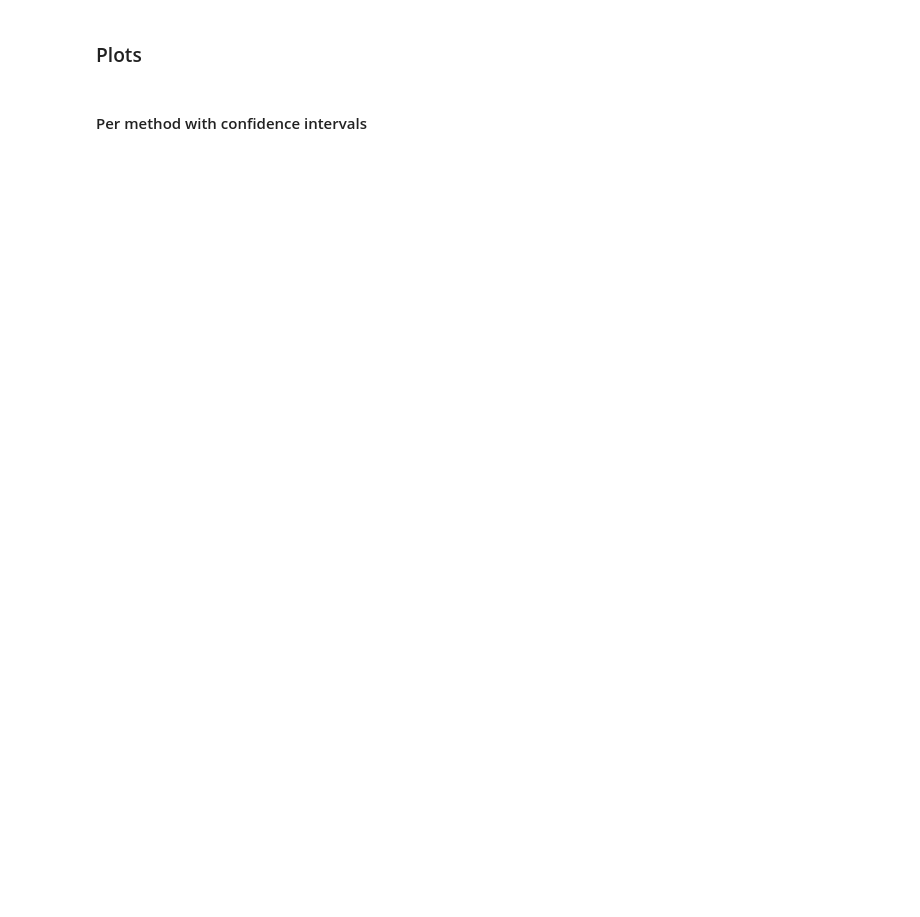
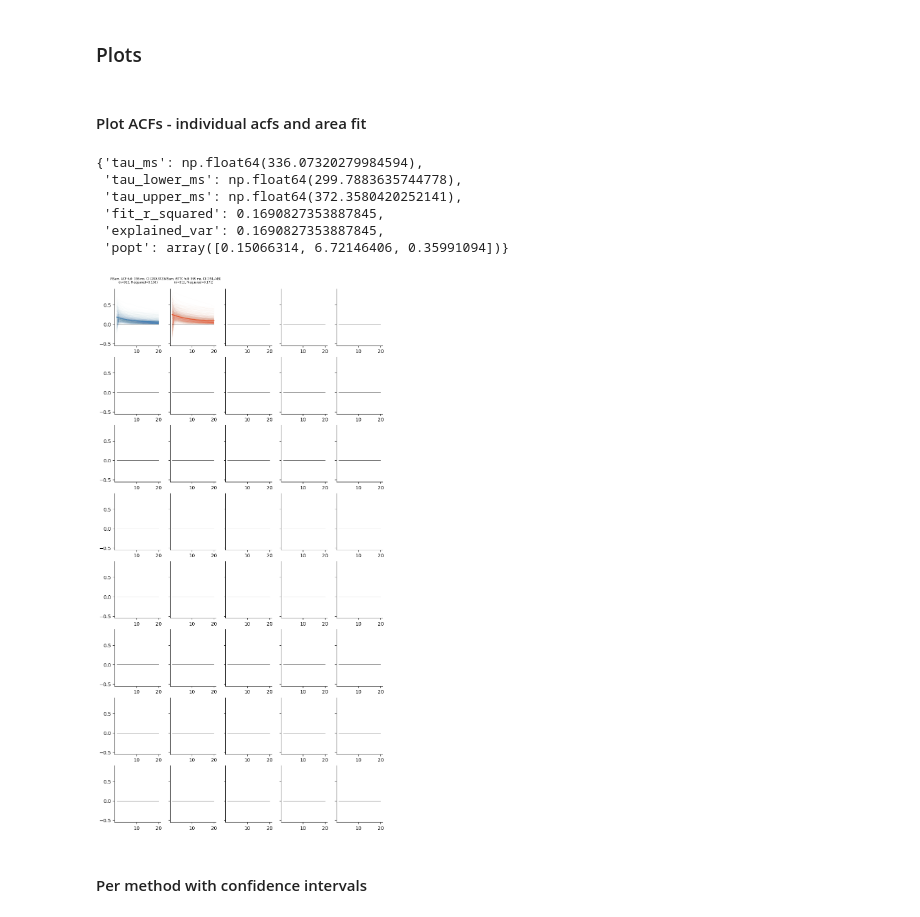
Before and after one commit to iinnpp/isttc, a Jupyter notebook: notebooks/mice/calculate_and_plot_tau_per_area.ipynb, the cells around one changed output. Cells and saved outputs as stored; diff of their text form; code cells hidden in the pictures; blank space fills up the shorter version.

Commit message:
sync with work, supp plots

```diff
--- a/notebooks/mice/calculate_and_plot_tau_per_area.ipynb
+++ b/notebooks/mice/calculate_and_plot_tau_per_area.ipynb
@@ -64,5 +64,5 @@ N signals in pearsonr_trial_avg_tau_dict 950
 # %%
-with open(dataset_folder + 'non_binned\\acf\\sttc_trial_avg_50ms_20lags_0_50_dict.pkl', "rb") as f:
+with open(dataset_folder + 'non_binned\\acf\\sttc_trial_avg_50ms_20lags_0_2000_dict.pkl', "rb") as f:
     sttc_trial_avg_dict = pickle.load(f)
 print(f'N signals in sttc_trial_avg_dict {len(sttc_trial_avg_dict)}')
 
@@ -72,7 +72,7 @@ sttc_trial_avg_acf_l = []
 for k,v in sttc_trial_avg_dict.items():
     #print(f'Unit {k}...')
     unit_id_l.append(k)
-    sttc_trial_avg_acf_l.append(np.nanmean(v['acf'], axis=0))
+    sttc_trial_avg_acf_l.append(np.nanmedian(v['acf'], axis=0))
 
 sttc_trial_avg_acf_df = pd.DataFrame(np.asarray(sttc_trial_avg_acf_l), columns=acf_cols[:-1])
 sttc_trial_avg_acf_df.insert(0, 'unit_id', unit_id_l)
@@ -266,9 +214,70 @@ N units for brain area VISpm: 0
 ### Plots
 # %%
 save_fig=True
+# %%
+color_acf_full = '#4783B4'
+color_isttc_full = '#E2552A'
+color_pearson_trail_avg = 'slategray'
+color_sttc_trail_avg =  '#E97451' #'chocolate' #'#D6A27A' # 'steelblue'
+color_sttc_trail_concat = '#B94E48' # '#9E5345' #'sandybrown'
 # %%
 brain_areas_axes_ticks = ['LGd', 'VISp', 'VISl', 'VISrl', 'LP', 'VISal', 'VISpm', 'VISam']
 brain_areas_names = ['LGN', 'V1', 'LM', 'RL', 'LP', 'AL', 'PM', 'AM']
+# %% [markdown]
+#### Plot ACFs - individual acfs and area fit
+# %%
+acf_full_df_area = acf_full_df.query('ecephys_structure_acronym == "VISam"').copy()
+pfdl_acf_2d = acf_full_df_area[acf_cols].values
+# %%
+acf_isttc_full_df_area = acf_isttc_full_df.query('ecephys_structure_acronym == "VISam"').copy()
+pfdl_acf_isstc_2d = acf_isttc_full_df_area[acf_cols].values
+# %%
+acf_full_taus_dict['VISam']
+# %% [output]
+{'tau_ms': np.float64(336.07320279984594),
+ 'tau_lower_ms': np.float64(299.7883635744778),
+ 'tau_upper_ms': np.float64(372.3580420252141),
+ 'fit_r_squared': 0.1690827353887845,
+ 'explained_var': 0.1690827353887845,
+ 'popt': array([0.15066314, 6.72146406, 0.35991094])}
+# %%
+fig, axes = plt.subplots(8,5, figsize=(10,20), sharey=True)
+
+t = np.linspace(1, n_lags, n_lags).astype(int)
+t_labels = np.linspace(50, 1000, n_lags).astype(int)
+#print(t)
+#print(t_labels)
+
+pfdl_label = f"ACF full: {int(acf_full_taus_dict['VISam']['tau_ms'])} ms, CI [{int(
+    acf_full_taus_dict['VISam']['tau_lower_ms'])},{int(
+    acf_full_taus_dict['VISam']['tau_upper_ms'])}] \n (n={len(
+    acf_full_df_area)}, R-squared={np.round(acf_full_taus_dict['VISam']['fit_r_squared'], 3)})"
+axes[0,0].plot(t, func_single_exp_monkey(t, *acf_full_taus_dict['VISam']['popt']), color=color_acf_full, label=pfdl_label)
+for ii in range(pfdl_acf_2d.shape[0]):
+    axes[0,0].plot(t, pfdl_acf_2d[ii, 1:], lw=0.2, color=color_acf_full, alpha=0.05)
+axes[0,0].set_title('VISam, ' + pfdl_label, fontsize=6, y=1.05)
+
+pfdl_label = f"iSTTC full: {int(acf_isttc_full_taus_dict['VISam']['tau_ms'])} ms, CI [{int(
+    acf_isttc_full_taus_dict['VISam']['tau_lower_ms'])},{int(
+    acf_isttc_full_taus_dict['VISam']['tau_upper_ms'])}] \n (n={len(
+    acf_isttc_full_df_area)}, R-squared={np.round(acf_isttc_full_taus_dict['VISam']['fit_r_squared'], 3)})"
+axes[0,1].plot(t, func_single_exp_monkey(t, *acf_isttc_full_taus_dict['VISam']['popt']), color=color_isttc_full, label=pfdl_label)
+for ii in range(pfdl_acf_isstc_2d.shape[0]):
+    axes[0,1].plot(t, pfdl_acf_isstc_2d[ii, 1:], lw=0.2, color=color_isttc_full, alpha=0.05)
+axes[0,1].set_title('VISam, ' + pfdl_label, fontsize=6, y=1.05)
+
+
+
+for ax in axes.flat:
+    ax.plot(t, np.zeros(len(t)), lw=0.5, c='k')
+    #ax.set_xticks(t)
+    #ax.set_xticklabels(t_labels, rotation=90)
+    #ax.set_xlabel('Time lag (ms)')
+    #ax.set_ylabel('Autocorrelation (a.u.)')
+
+sns.despine()
+# %% [output]
+[figure, added]
 # %% [markdown]
 #### Per method with confidence intervals
 # %%
```
Also changed, not shown: parts of 20 cells of this notebook, 7 other files.
